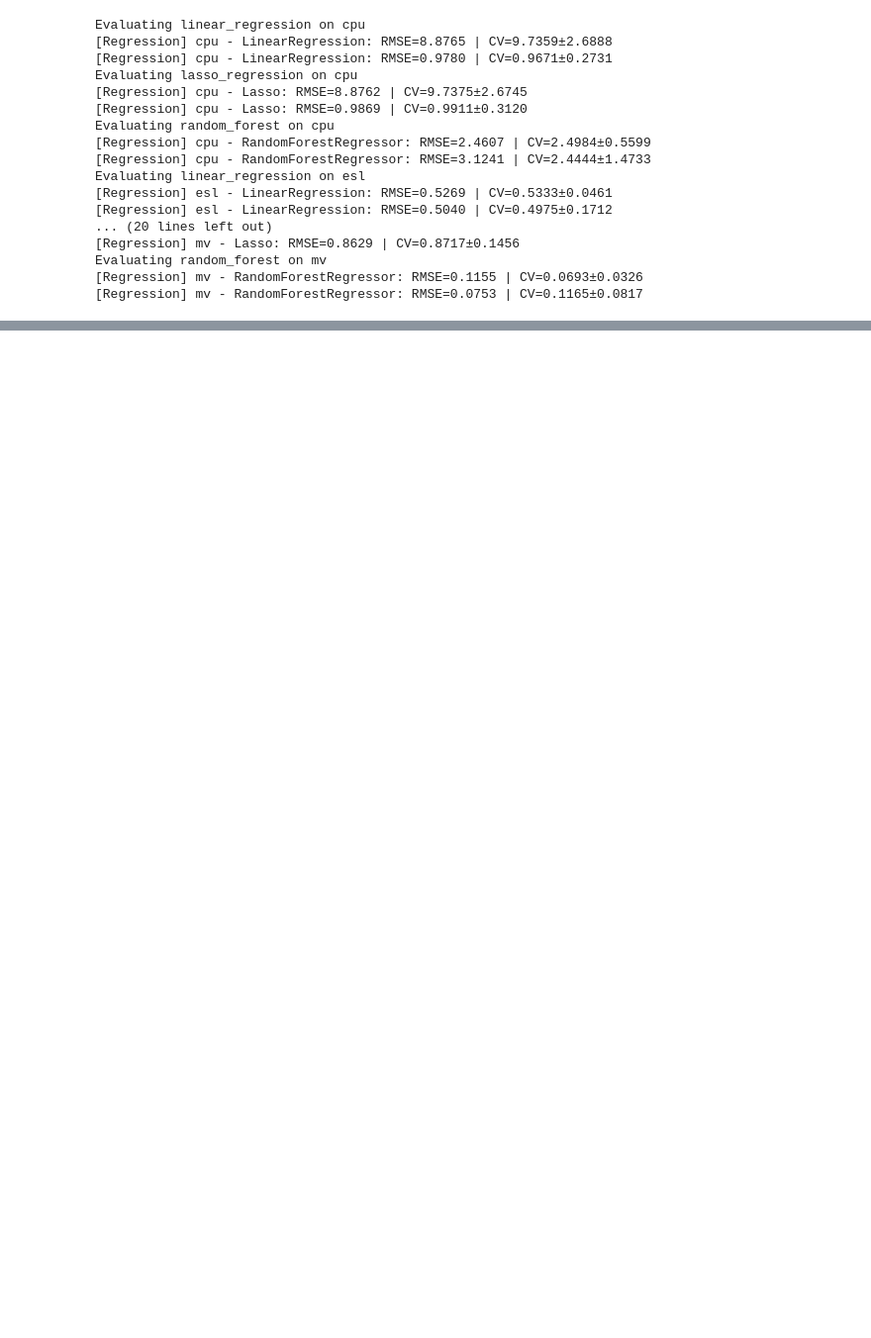
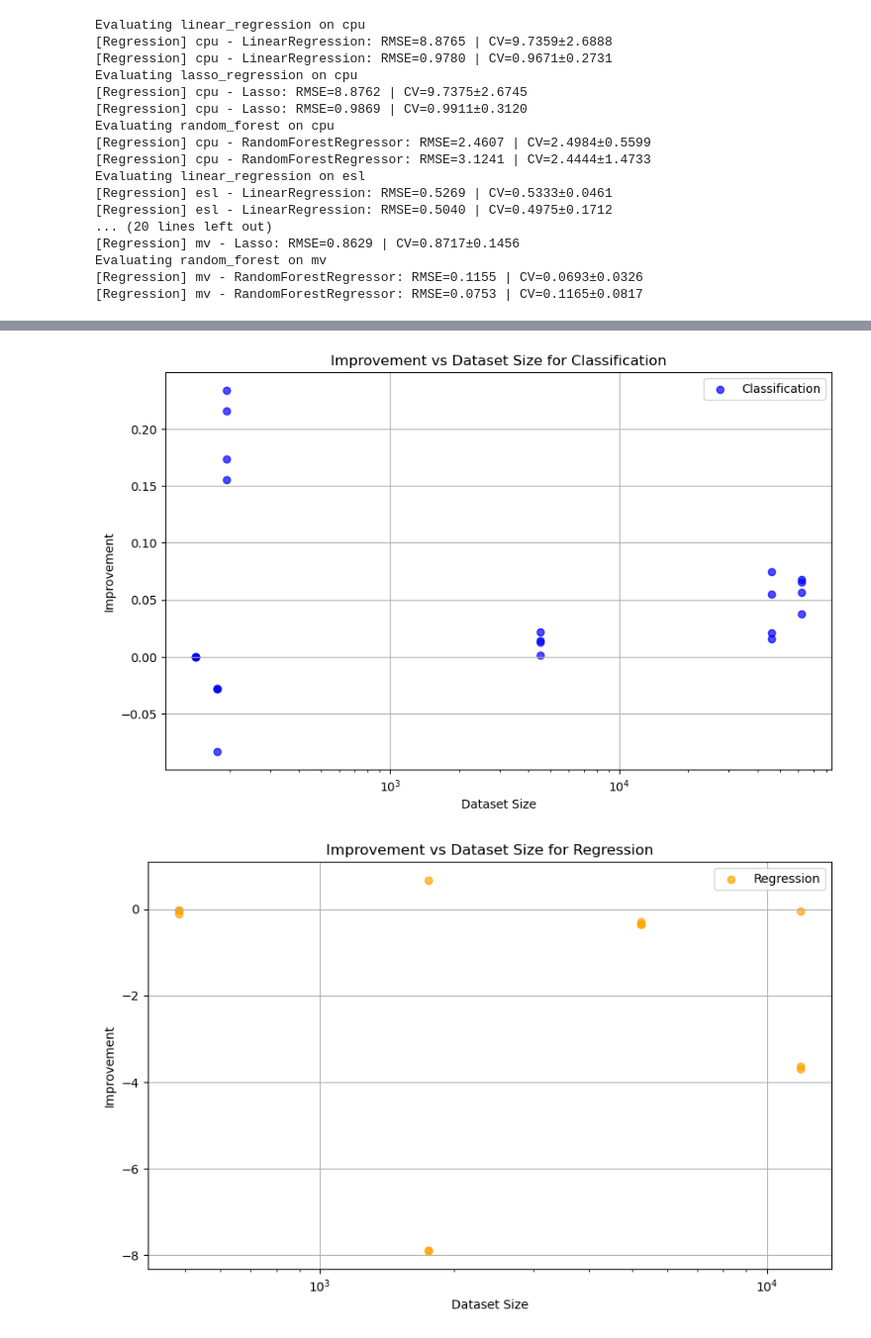
Before and after one commit to mjoudy/galaxy-cleanlab, a Jupyter notebook: cleanlab_evaluation.ipynb, the cells around one changed output, grey strips where cells are left out. Shown at 99% size. Drawn from its saved outputs; the diff is of its cells as text; code cells hidden in the pictures; blank space fills up the shorter version.

Commit message:
first figures of evaluatio for evidence check.

```diff
--- a/cleanlab_evaluation.ipynb
+++ b/cleanlab_evaluation.ipynb
@@ -233,0 +262,25 @@ training_log
+# %%
+import matplotlib.pyplot as plt
+# Create separate figures for classification and regression tasks
+plt.figure(figsize=(10, 6))
+plt.scatter(classification_data['dataset_size'], classification_data['improvement'], label='Classification', color='blue', alpha=0.7)
+plt.xlabel('Dataset Size')
+plt.ylabel('Improvement')
+plt.title('Improvement vs Dataset Size for Classification')
+plt.legend()
+plt.xscale('log')
+plt.grid(True)
+plt.show()
+
+plt.figure(figsize=(10, 6))
+plt.scatter(regression_data['dataset_size'], regression_data['improvement'], label='Regression', color='orange', alpha=0.7)
+plt.xlabel('Dataset Size')
+plt.ylabel('Improvement')
+plt.title('Improvement vs Dataset Size for Regression')
+plt.legend()
+plt.xscale('log')
+plt.grid(True)
+plt.show()
+# %% [output]
+[figure, added]
+[figure, added]
```
Also changed, not shown: parts of 4 cells of this notebook, 3 other files.
